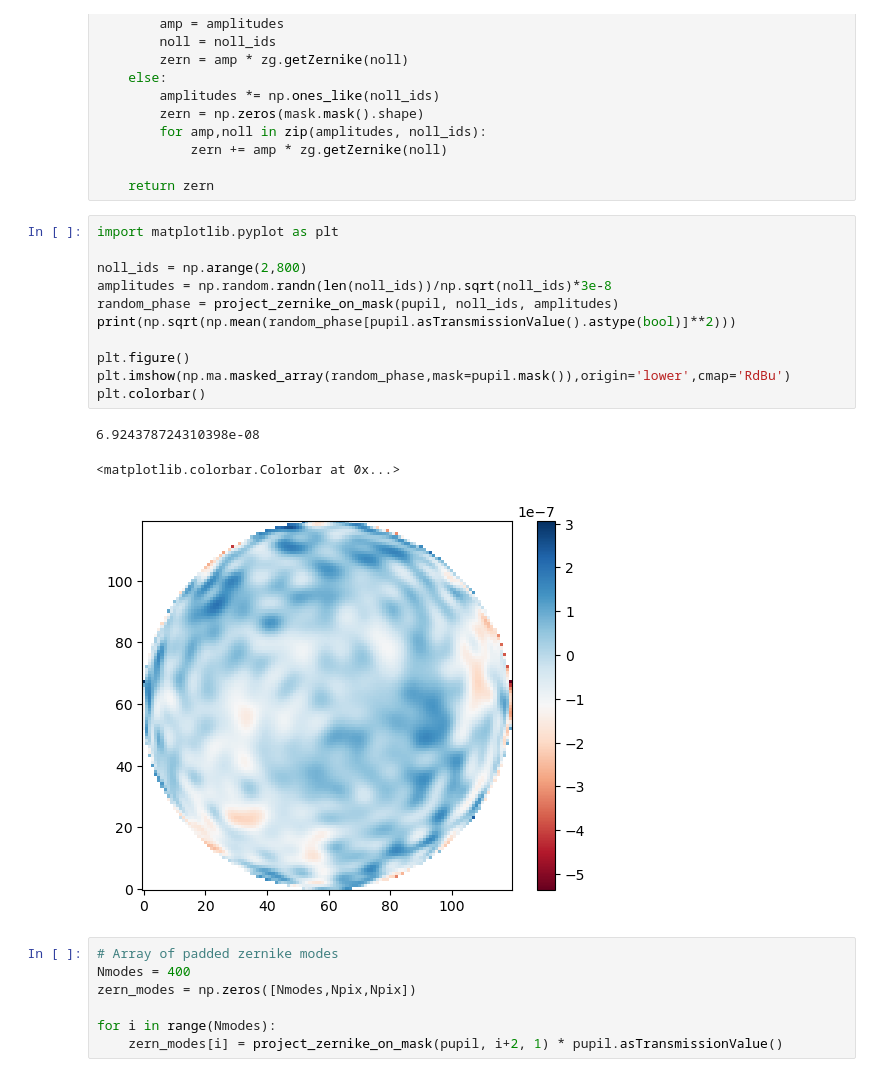
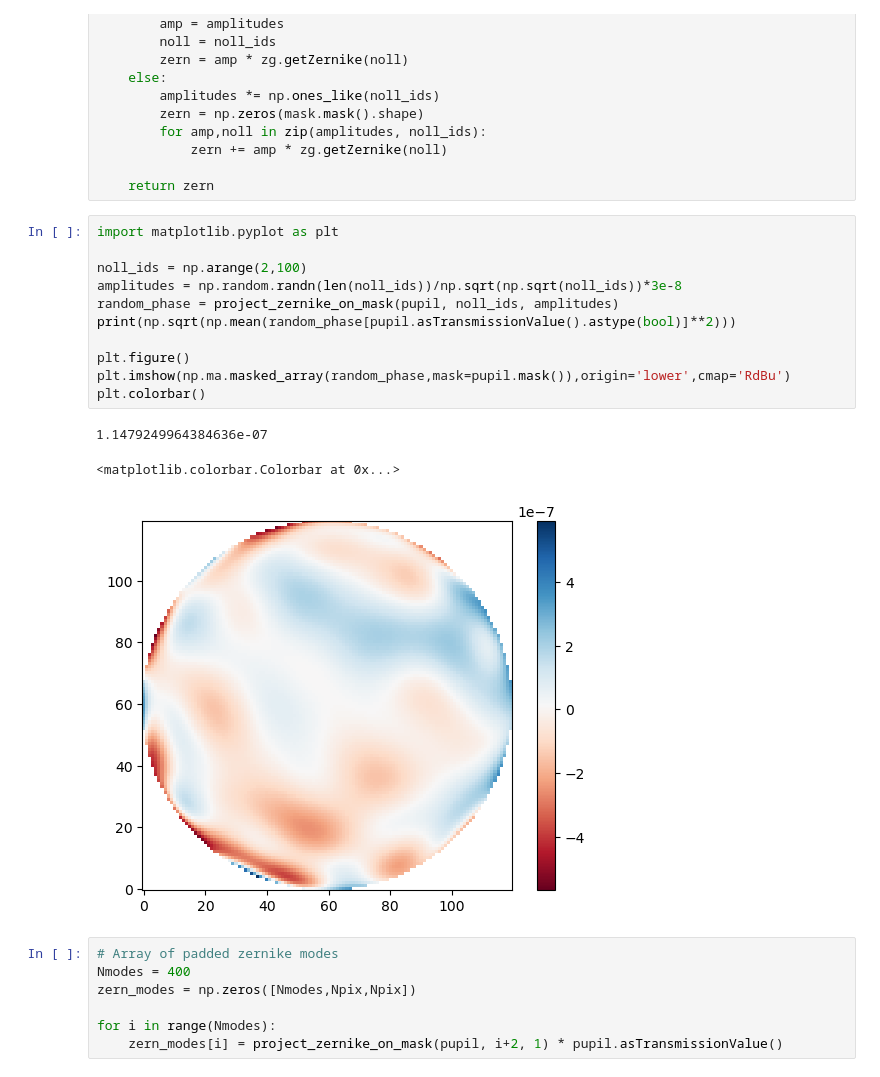
Before and after one commit to ArcetriAdaptiveOptics/ekarus, a Jupyter notebook: ekarus/notebooks/scratchFauvarque.ipynb, the cells around one changed output. Cells and saved outputs as stored; diff of their text form.

```diff
--- a/ekarus/notebooks/scratchFauvarque.ipynb
+++ b/ekarus/notebooks/scratchFauvarque.ipynb
@@ -76,18 +79,18 @@ def project_zernike_on_mask(mask, noll_ids:tuple, amplitudes:tuple):
 # %%
 import matplotlib.pyplot as plt
 
-noll_ids = np.arange(2,800)
-amplitudes = np.random.randn(len(noll_ids))/np.sqrt(noll_ids)*3e-8
+noll_ids = np.arange(2,100)
+amplitudes = np.random.randn(len(noll_ids))/np.sqrt(np.sqrt(noll_ids))*3e-8
 random_phase = project_zernike_on_mask(pupil, noll_ids, amplitudes)
 print(np.sqrt(np.mean(random_phase[pupil.asTransmissionValue().astype(bool)]**2)))
 
 plt.figure()
 plt.imshow(np.ma.masked_array(random_phase,mask=pupil.mask()),origin='lower',cmap='RdBu')
 plt.colorbar()
 # %% [output]
-6.924378724310398e-08
+1.1479249964384636e-07
 <matplotlib.colorbar.Colorbar at 0x...>
-[figure, old version]
+[figure, new version]
 # %%
 # Array of padded zernike modes
 Nmodes = 400
```
Also changed, not shown: parts of 6 cells of this notebook.
